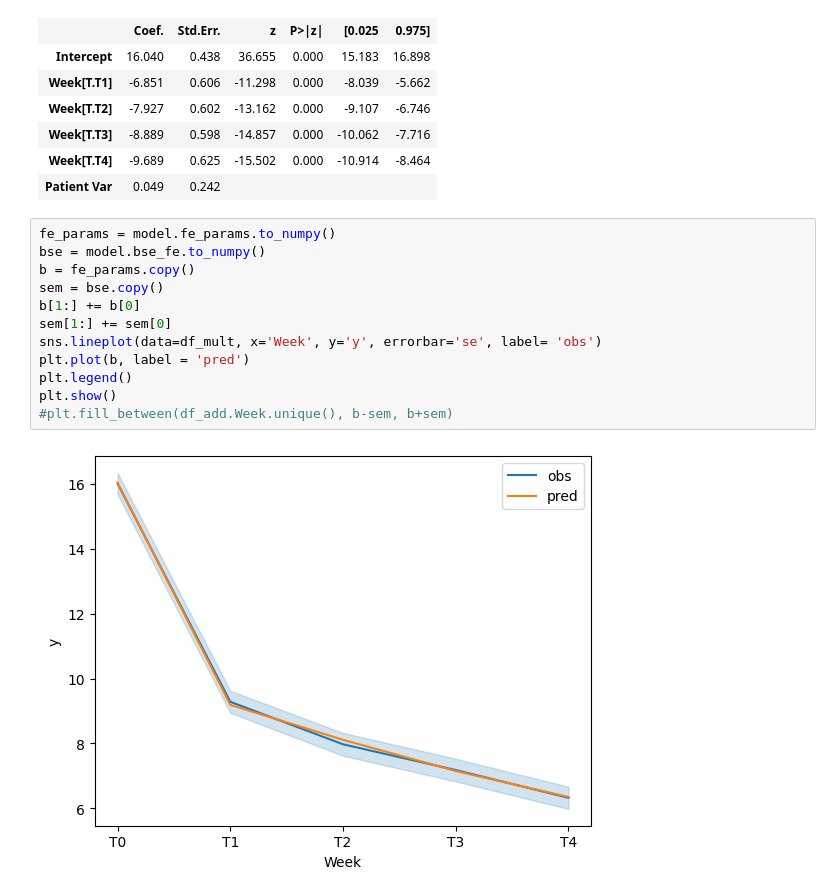
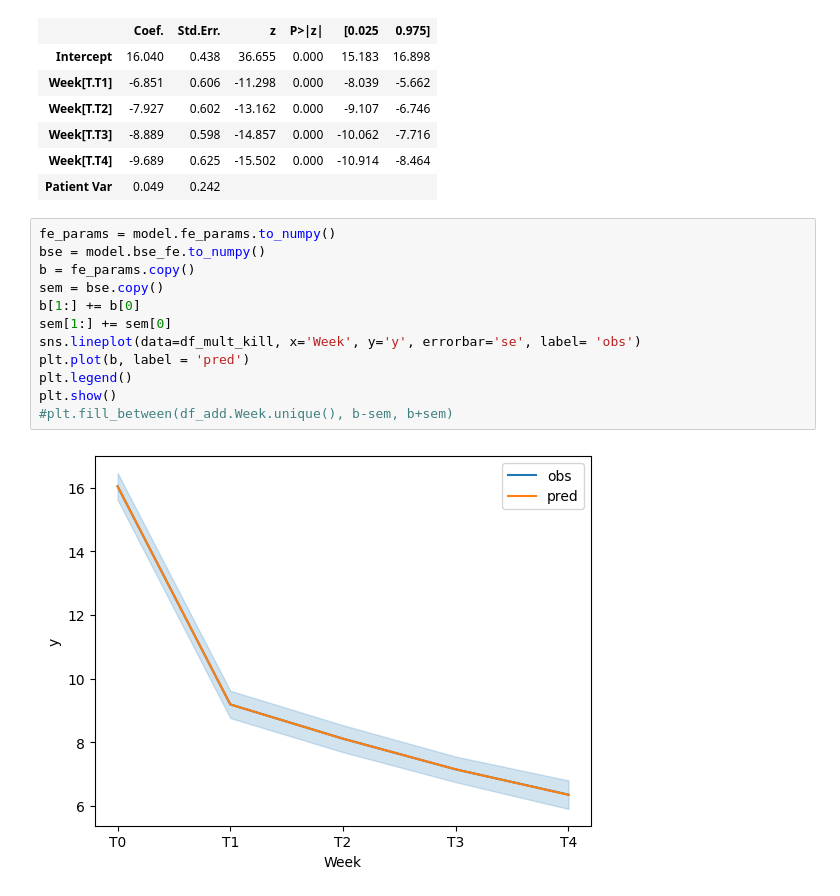
Before and after one commit to medhakp/smarts_cerebellum, a Jupyter notebook: simulations/lme.ipynb, the cells around one changed output. Saved outputs shown, nothing was run; the diff lists cells and outputs as text.

```diff
--- a/simulations/lme.ipynb
+++ b/simulations/lme.ipynb
@@ -170,14 +170,14 @@ model.summary()
 # %%
 fe_params = model.fe_params.to_numpy()
 bse = model.bse_fe.to_numpy()
 b = fe_params.copy()
 sem = bse.copy()
 b[1:] += b[0]
 sem[1:] += sem[0]
-sns.lineplot(data=df_mult, x='Week', y='y', errorbar='se', label= 'obs')
+sns.lineplot(data=df_mult_kill, x='Week', y='y', errorbar='se', label= 'obs')
 plt.plot(b, label = 'pred')
 plt.legend()
 plt.show()
 #plt.fill_between(df_add.Week.unique(), b-sem, b+sem)
 # %% [output]
-[figure, old version]
+[figure, new version]
```
